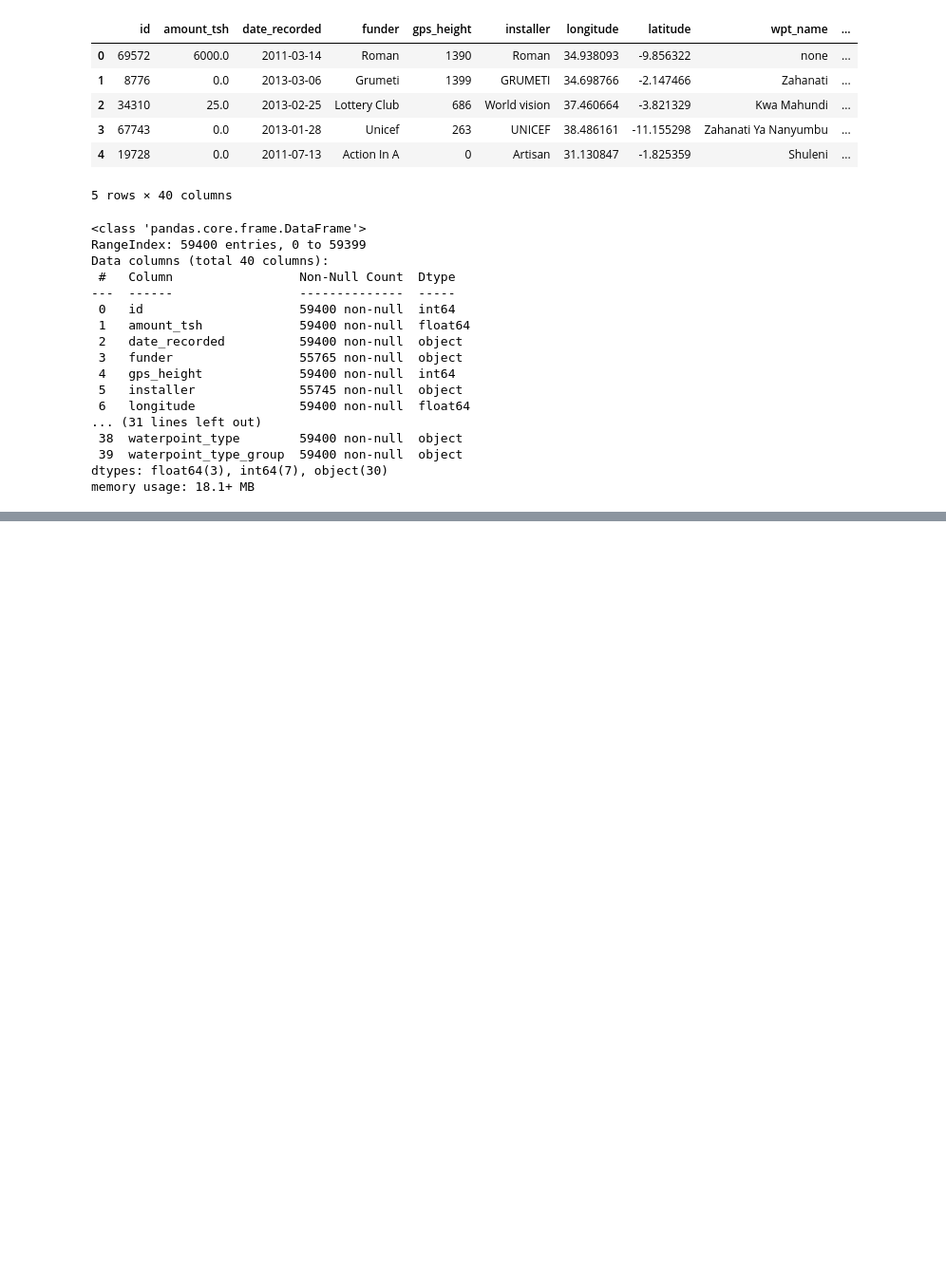
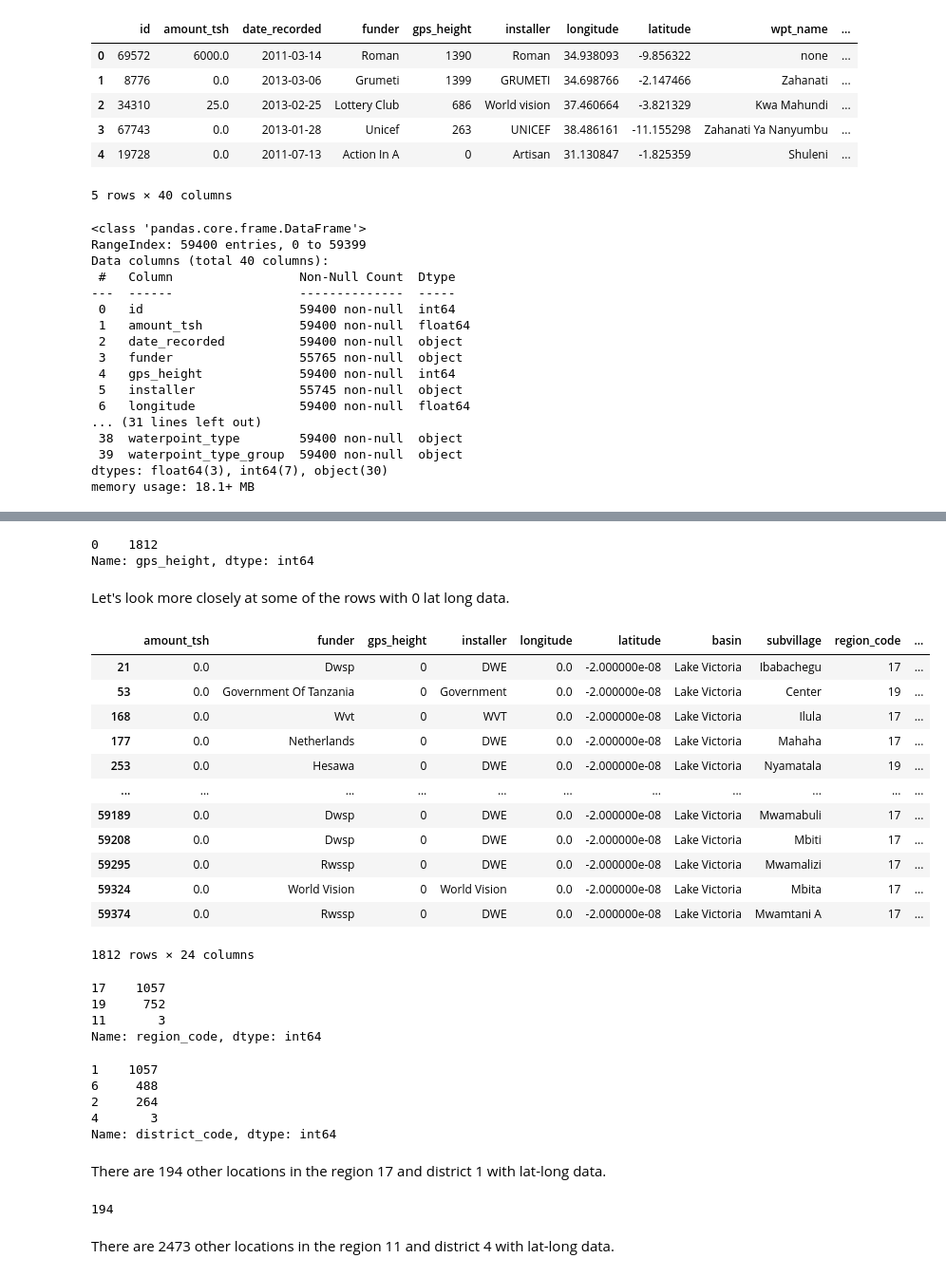
Before and after one commit to nonlocal-lia/pump_it_up_competition, a Jupyter notebook: technical_notebook.ipynb, the cells around one changed output, grey strips where cells are left out. Shown: that part at 95% size. Drawn from its saved outputs; the diff is of its cells as text; code cells hidden in the pictures; blank space fills up the shorter version.

```diff
--- a/technical_notebook.ipynb
+++ b/technical_notebook.ipynb
@@ -90,0 +600,2 @@ len(train_values['funder'].value_counts())
+# %%
+clean_train_values['construction_year'] = clean_train_values['construction_year'].replace(0, 2000)
@@ -90,0 +673,48 @@ len(train_values['funder'].value_counts())
+# %%
+clean_train_values['gps_height'][clean_train_values.longitude==0].value_counts()
+# %% [output]
+0    1812
+Name: gps_height, dtype: int64
+# %% [markdown]
+Let's look more closely at some of the rows with 0 lat long data.
+# %%
+clean_train_values[clean_train_values.longitude==0]
+# %% [output]
+|  | amount_tsh | funder | gps_height | installer | longitude | latitude | basin | subvillage | region_code | ... |
+| 21 | 0.0 | Dwsp | 0 | DWE | 0.0 | -2.000000e-08 | Lake Victoria | Ibabachegu | 17 | ... |
+| 53 | 0.0 | Government Of Tanzania | 0 | Government | 0.0 | -2.000000e-08 | Lake Victoria | Center | 19 | ... |
+| 168 | 0.0 | Wvt | 0 | WVT | 0.0 | -2.000000e-08 | Lake Victoria | Ilula | 17 | ... |
+| 177 | 0.0 | Netherlands | 0 | DWE | 0.0 | -2.000000e-08 | Lake Victoria | Mahaha | 17 | ... |
+| 253 | 0.0 | Hesawa | 0 | DWE | 0.0 | -2.000000e-08 | Lake Victoria | Nyamatala | 19 | ... |
+| ... | ... | ... | ... | ... | ... | ... | ... | ... | ... | ... |
+| 59189 | 0.0 | Dwsp | 0 | DWE | 0.0 | -2.000000e-08 | Lake Victoria | Mwamabuli | 17 | ... |
+| 59208 | 0.0 | Dwsp | 0 | DWE | 0.0 | -2.000000e-08 | Lake Victoria | Mbiti | 17 | ... |
+| 59295 | 0.0 | Rwssp | 0 | DWE | 0.0 | -2.000000e-08 | Lake Victoria | Mwamalizi | 17 | ... |
+| 59324 | 0.0 | World Vision | 0 | World Vision | 0.0 | -2.000000e-08 | Lake Victoria | Mbita | 17 | ... |
+| 59374 | 0.0 | Rwssp | 0 | DWE | 0.0 | -2.000000e-08 | Lake Victoria | Mwamtani A | 17 | ... |
+1812 rows × 24 columns
+# %%
+clean_train_values[clean_train_values.longitude==0]['region_code'].value_counts()
+# %% [output]
+17    1057
+19     752
+11       3
+Name: region_code, dtype: int64
+# %%
+clean_train_values[clean_train_values.longitude==0]['district_code'].value_counts()
+# %% [output]
+1    1057
+6     488
+2     264
+4       3
+Name: district_code, dtype: int64
+# %% [markdown]
+There are 194 other locations in the region 17 and district 1 with lat-long data.
+# %%
+clean_train_values[(clean_train_values['district_code']==1) &
+                   (clean_train_values['region_code']== 17) &
+                   (clean_train_values.longitude != 0)]['region_code'].count()
+# %% [output]
+194
+# %% [markdown]
+There are 2473 other locations in the region 11 and district 4 with lat-long data.
```
Also changed, not shown: parts of 107 cells of this notebook.
